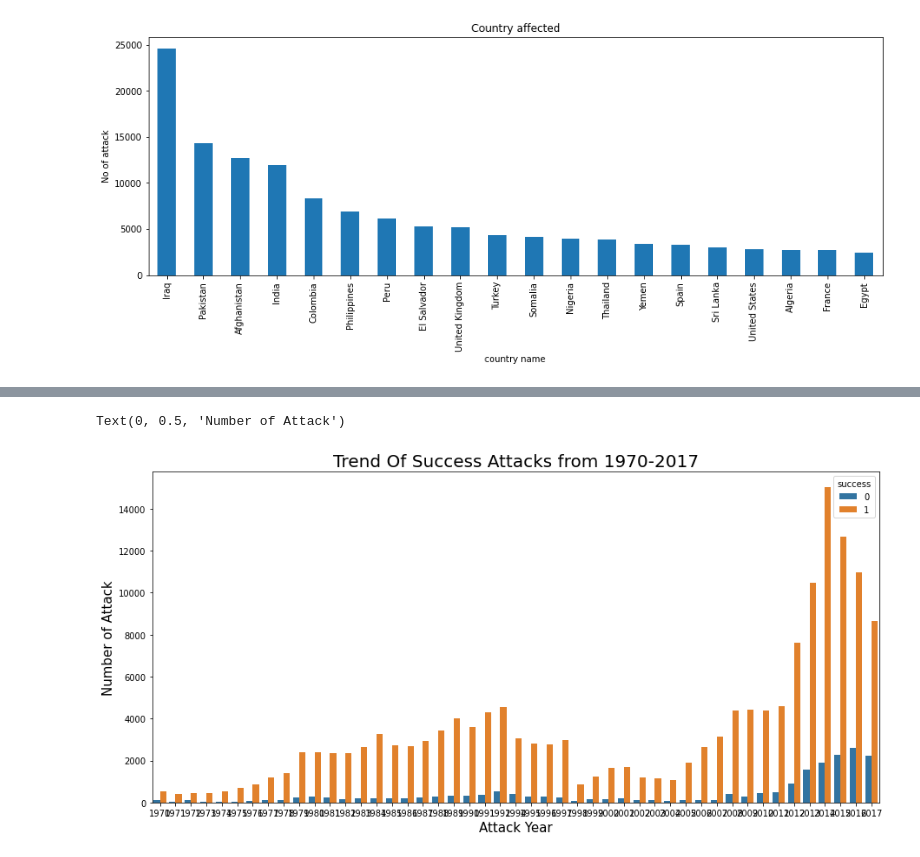
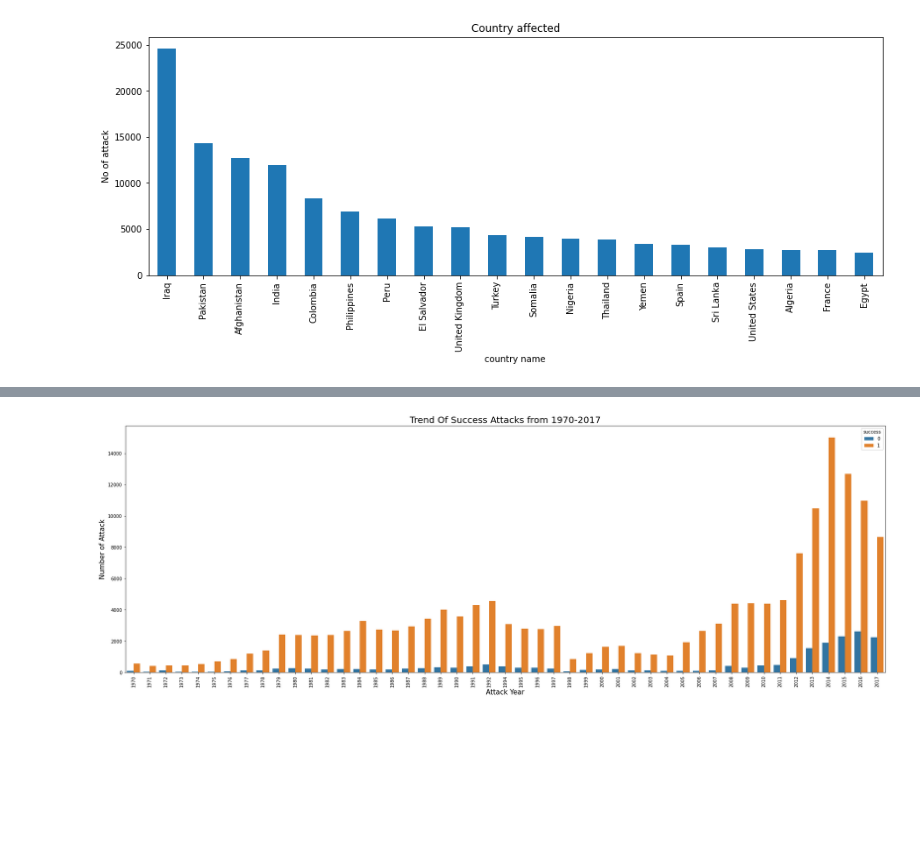
Before and after one commit to jogapritam/Global-Terrorism-Analysis, a Jupyter notebook: Global_Terrorism_Analysis_Capstone_Project.ipynb, the cells around one changed output, grey strips where cells are left out. Saved outputs shown, nothing was run; the diff lists cells and outputs as text; code cells hidden in the pictures; blank space fills up the shorter version.

```diff
--- a/Global_Terrorism_Analysis_Capstone_Project.ipynb
+++ b/Global_Terrorism_Analysis_Capstone_Project.ipynb
@@ -236,0 +147,8 @@ Name: country_txt, dtype: int64
+# %%
+#we want to keep only few columns as per our requirement
+
+gtd_df = df[['iyear','imonth','iday','region_txt','country_txt','provstate','latitude','longitude','success','attacktype1_txt','targtype1_txt','target1','weaptype1_txt','gname','suicide','nkill','nwound','casualities','nkillter','summary','motive','propextent','dbsource']]
+# %%
+#renaming the required columns for easy readability
+
+gtd_df.rename(columns = {'iyear':'year','imonth':'month','iday':'day','region_txt':'region','country_txt':'country','provstate':'province','attacktype1_txt':'attack_type','targtype1_txt':'target_type','target1':'target','weaptype1_txt':'weapon_type','gname':'terror_group','nkill':'killed','nwound':'wounded','nkillter':'perpetrator_kill','propextent':'propextent'},inplace = True)
@@ -236,0 +270,8 @@ Name: country_txt, dtype: int64
+# %%
+#removing the columns with huge amount of missing data
+
+gtd_df.drop(['motive','propextent','perpetrator_kill'],axis = 1,inplace = True)
+# %%
+#for Summary column where we don't have any data we'll replace it with unknown
+
+gtd_df['summary'].replace(np.nan,'Unknown',inplace = True)
@@ -310,11 +470,12 @@ Text(0.5, 0, 'Year')
 # %%
 #we want to know the success trend of terrorist attack from 1970-2017
-plt.figure(figsize=(15,7))
-sns.countplot(x='iyear',hue='success',data=df_1)
+plt.figure(figsize=(30,10))
+sns.countplot(x='year',hue='success',data=gtd_df)
 
 plt.title('Trend Of Success Attacks from 1970-2017',size=20)
 plt.xlabel('Attack Year',size=15)
 plt.ylabel('Number of Attack',size=15)
+plt.xticks(rotation=90)
+plt.show()
 # %% [output]
-Text(0, 0.5, 'Number of Attack')
-[figure, old version]
+[figure, new version]
```
Also changed, not shown: parts of 50 cells of this notebook.
